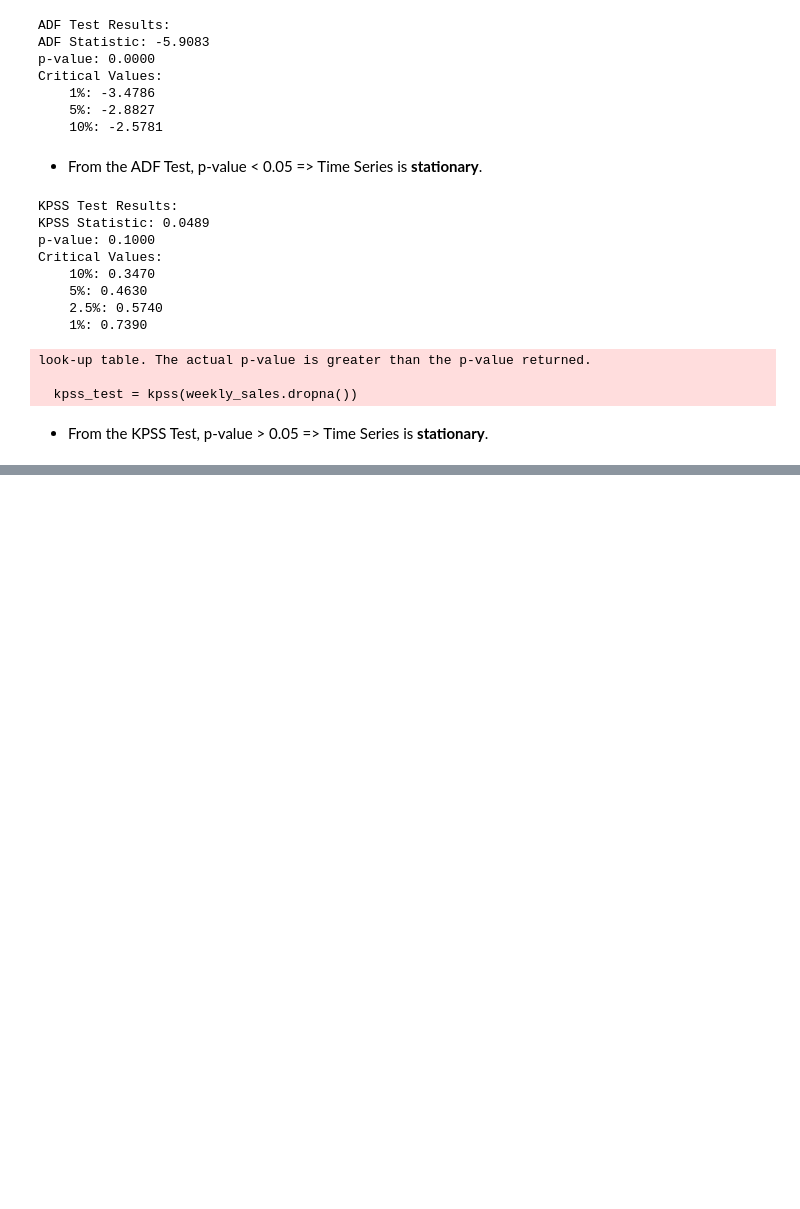
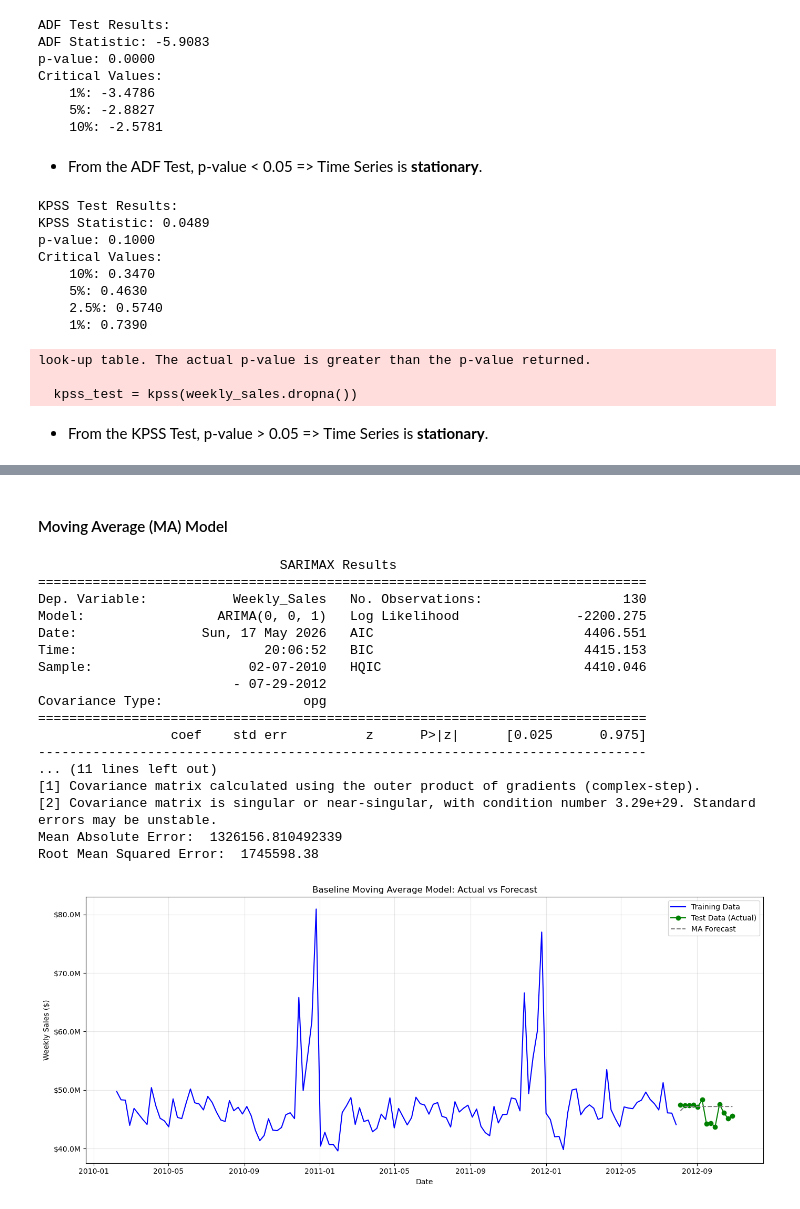
Before and after one commit to junaidazhar42/Walmart-Weekly-Sales-Forecasting-ARIMA-Prophet, a Jupyter notebook: main.ipynb, the cells around one changed output, grey strips where cells are left out. Drawn from its saved outputs; the diff is of its cells as text; code cells hidden in the pictures; blank space fills up the shorter version.

```diff
--- a/main.ipynb
+++ b/main.ipynb
@@ -470,0 +557,55 @@ look-up table. The actual p-value is greater than the p-value returned.
+# %% [markdown]
+#### Moving Average (MA) Model
+# %%
+# Moving Average Model
+ma_model = ARIMA(train_sales, order = (0, 0, 1))
+ma_model_fit = ma_model.fit()
+
+# Forecast for the next 13 weeks
+ma_forecast = ma_model_fit.predict(
+    start = len(train_sales),
+    end = len(train_sales) + len(test_sales) - 1,
+    dynamic = False
+)
+
+print(ma_model_fit.summary())
+
+# Evaluation Metrics
+mae = mean_absolute_error(test_sales, ma_forecast)
+rmse = round(np.sqrt(mean_squared_error(test_sales, ma_forecast)), 2)
+
+print("Mean Absolute Error: ", mae)
+print("Root Mean Squared Error: ", rmse)
+
+# Plot
+plt.figure(figsize = (14, 6))
+plt.plot(train_sales, label = "Training Data", color = 'blue')
+plt.plot(test_sales, label = "Test Data (Actual)", color = 'green', marker = 'o')
+plt.plot(test_sales.index, ma_forecast, label = "MA Forecast", color = 'grey', linestyle = '--')
+plt.gca().yaxis.set_major_formatter(mticker.FuncFormatter(lambda x, _: f'${int(x/1e6):.1f}M'))
+plt.title("Baseline Moving Average Model: Actual vs Forecast")
+plt.xlabel("Date")
+plt.ylabel("Weekly Sales ($)")
+plt.legend()
+plt.grid(alpha = 0.3)
+plt.tight_layout()
+plt.show()
+# %% [output]
+                               SARIMAX Results
+==============================================================================
+Dep. Variable:           Weekly_Sales   No. Observations:                  130
+Model:                 ARIMA(0, 0, 1)   Log Likelihood               -2200.275
+Date:                Sun, 17 May 2026   AIC                           4406.551
+Time:                        20:06:52   BIC                           4415.153
+Sample:                    02-07-2010   HQIC                          4410.046
+                         - 07-29-2012
+Covariance Type:                  opg
+==============================================================================
+                 coef    std err          z      P>|z|      [0.025      0.975]
+------------------------------------------------------------------------------
+... (11 lines left out)
+[1] Covariance matrix calculated using the outer product of gradients (complex-step).
+[2] Covariance matrix is singular or near-singular, with condition number 3.29e+29. Standard errors may be unstable.
+Mean Absolute Error:  1326156.810492339
+Root Mean Squared Error:  1745598.38
+[figure, added]
```
Also changed, not shown: parts of 10 cells of this notebook.
